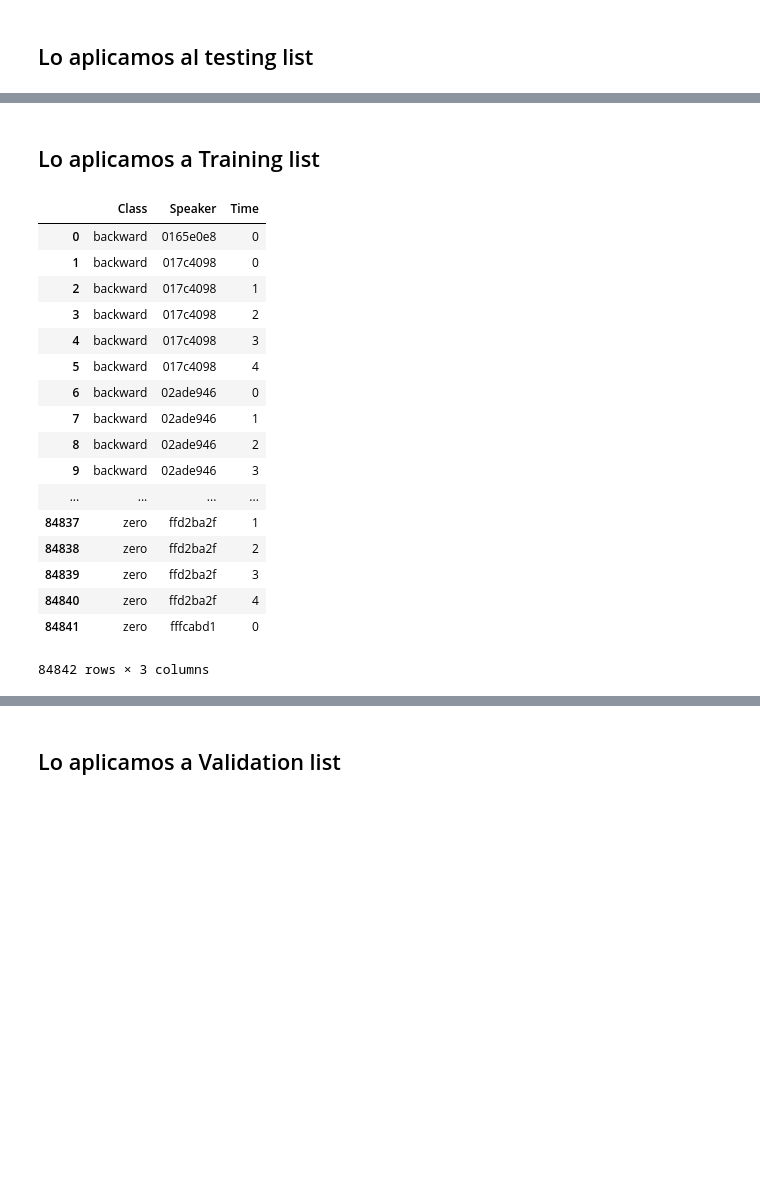
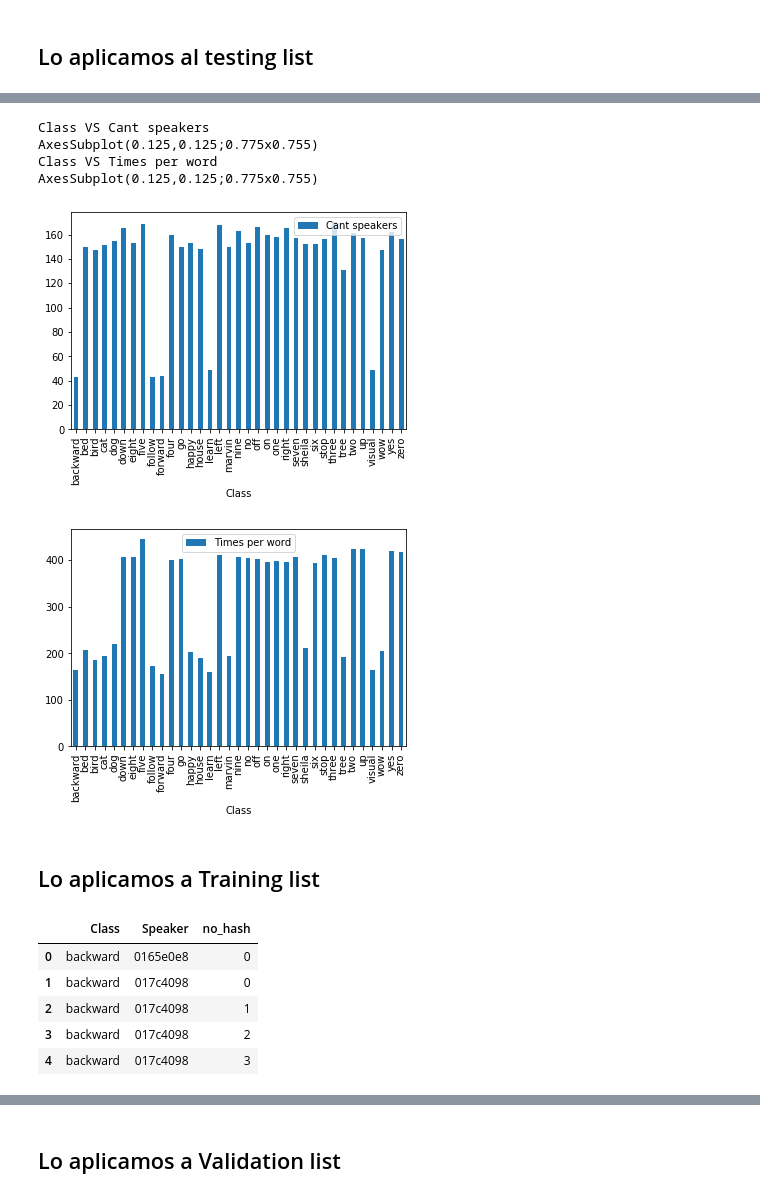
Before and after one commit to DanielaMGX/Voice_Recognition, a Jupyter notebook: P0 Statics.ipynb, the cells around one changed output, grey strips where cells are left out. Drawn from its saved outputs; the diff is of its cells as text; code cells hidden in the pictures; blank space fills up the shorter version.

```diff
--- a/P0 Statics.ipynb
+++ b/P0 Statics.ipynb
@@ -12,7 +14,7 @@ import pandas as pd
 def get_nor_info(text_dataFrame, header = 0):
     text_dataFrame[header], a = text_dataFrame[header].str.split(".",1).str
     text_dataFrame["Class"], text_dataFrame[header] = text_dataFrame[header].str.split("/",1).str
-    text_dataFrame["Speaker"], text_dataFrame[header], text_dataFrame["Time"] = text_dataFrame[0].str.split("_",2).str
+    text_dataFrame["Speaker"], text_dataFrame[header], text_dataFrame["no_hash"] = text_dataFrame[0].str.split("_",2).str
     text_dataFrame = text_dataFrame.drop([header], axis=1)
     return text_dataFrame
 # %% [markdown]
@@ -194,26 +175,23 @@ get_description(testing_value_counts)
+# %%
+get_info_graphics(testing_information)
+# %% [output]
+Class VS Cant speakers
+AxesSubplot(0.125,0.125;0.775x0.755)
+Class VS Times per word
+AxesSubplot(0.125,0.125;0.775x0.755)
+[figure, added]
+[figure, added]
 # %% [markdown]
 ## Lo aplicamos a Training list
 # %%
 training_list = get_nor_info(pd.read_csv("training_list.txt", header = None))
-training_list
+training_list.head()
 # %% [output]
-|  | Class | Speaker | Time |
+|  | Class | Speaker | no_hash |
 | 0 | backward | 0165e0e8 | 0 |
 | 1 | backward | 017c4098 | 0 |
 | 2 | backward | 017c4098 | 1 |
 | 3 | backward | 017c4098 | 2 |
 | 4 | backward | 017c4098 | 3 |
-| 5 | backward | 017c4098 | 4 |
-| 6 | backward | 02ade946 | 0 |
-| 7 | backward | 02ade946 | 1 |
-| 8 | backward | 02ade946 | 2 |
-| 9 | backward | 02ade946 | 3 |
-| ... | ... | ... | ... |
-| 84837 | zero | ffd2ba2f | 1 |
-| 84838 | zero | ffd2ba2f | 2 |
-| 84839 | zero | ffd2ba2f | 3 |
-| 84840 | zero | ffd2ba2f | 4 |
-| 84841 | zero | fffcabd1 | 0 |
-84842 rows × 3 columns
 # %%
 training_value_counts = get_value_counts(training_list)
```
Also changed, not shown: parts of 34 cells of this notebook.
